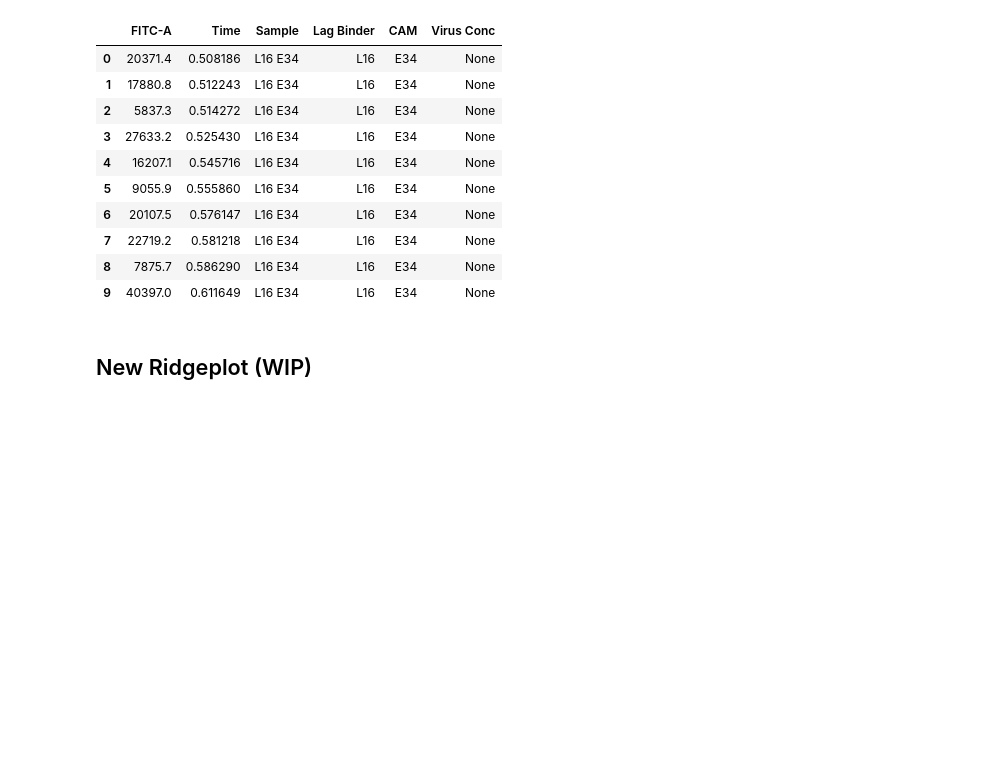
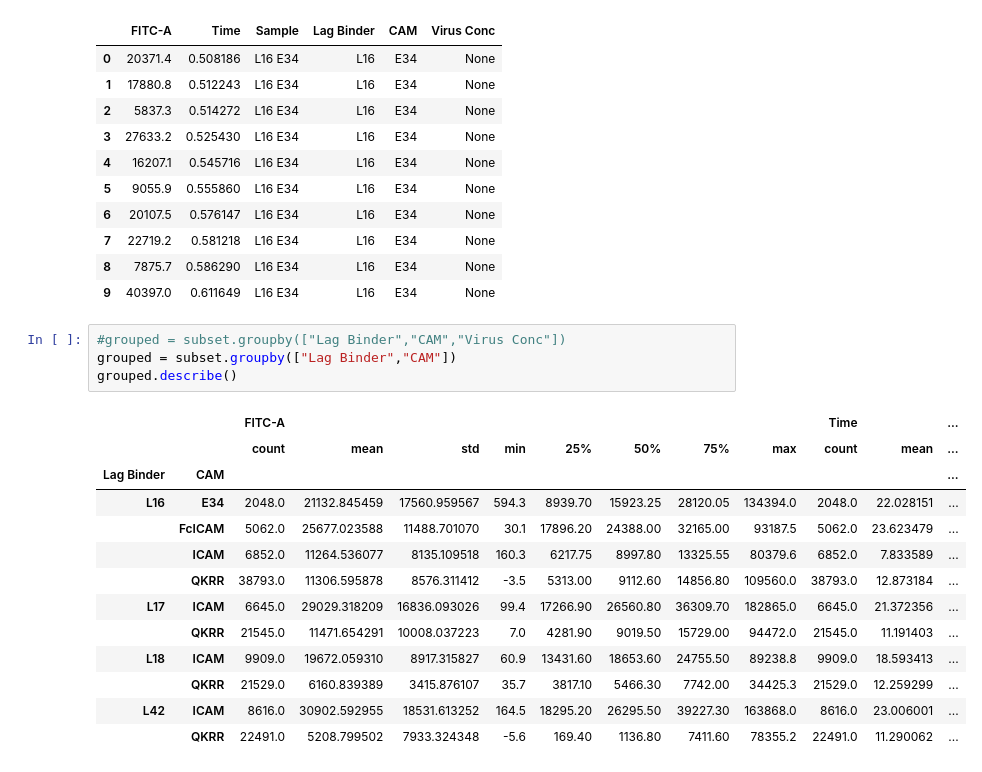
Before and after one commit to admbarre/tc_tools, a Jupyter notebook: notebooks/RidgePlot.ipynb, the cells around one changed output. Saved outputs shown, nothing was run; the diff lists cells and outputs as text; blank space fills up the shorter version.

```diff
--- a/notebooks/RidgePlot.ipynb
+++ b/notebooks/RidgePlot.ipynb
@@ -125,5 +125,21 @@ subset.head(10)
 | 7 | 22719.2 | 0.581218 | L16 E34 | L16 | E34 | None |
 | 8 | 7875.7 | 0.586290 | L16 E34 | L16 | E34 | None |
 | 9 | 40397.0 | 0.611649 | L16 E34 | L16 | E34 | None |
-# %% [markdown]
-## New Ridgeplot (WIP)
+# %%
+#grouped = subset.groupby(["Lag Binder","CAM","Virus Conc"])
+grouped = subset.groupby(["Lag Binder","CAM"])
+grouped.describe()
+# %% [output]
+|  |  | FITC-A |  |  |  |  |  |  |  | Time |  | ... |
+|  |  | count | mean | std | min | 25% | 50% | 75% | max | count | mean | ... |
+| Lag Binder | CAM |  |  |  |  |  |  |  |  |  |  | ... |
+| L16 | E34 | 2048.0 | 21132.845459 | 17560.959567 | 594.3 | 8939.70 | 15923.25 | 28120.05 | 134394.0 | 2048.0 | 22.028151 | ... |
+|  | FcICAM | 5062.0 | 25677.023588 | 11488.701070 | 30.1 | 17896.20 | 24388.00 | 32165.00 | 93187.5 | 5062.0 | 23.623479 | ... |
+|  | ICAM | 6852.0 | 11264.536077 | 8135.109518 | 160.3 | 6217.75 | 8997.80 | 13325.55 | 80379.6 | 6852.0 | 7.833589 | ... |
+|  | QKRR | 38793.0 | 11306.595878 | 8576.311412 | -3.5 | 5313.00 | 9112.60 | 14856.80 | 109560.0 | 38793.0 | 12.873184 | ... |
+| L17 | ICAM | 6645.0 | 29029.318209 | 16836.093026 | 99.4 | 17266.90 | 26560.80 | 36309.70 | 182865.0 | 6645.0 | 21.372356 | ... |
+|  | QKRR | 21545.0 | 11471.654291 | 10008.037223 | 7.0 | 4281.90 | 9019.50 | 15729.00 | 94472.0 | 21545.0 | 11.191403 | ... |
+| L18 | ICAM | 9909.0 | 19672.059310 | 8917.315827 | 60.9 | 13431.60 | 18653.60 | 24755.50 | 89238.8 | 9909.0 | 18.593413 | ... |
+|  | QKRR | 21529.0 | 6160.839389 | 3415.876107 | 35.7 | 3817.10 | 5466.30 | 7742.00 | 34425.3 | 21529.0 | 12.259299 | ... |
+| L42 | ICAM | 8616.0 | 30902.592955 | 18531.613252 | 164.5 | 18295.20 | 26295.50 | 39227.30 | 163868.0 | 8616.0 | 23.006001 | ... |
+|  | QKRR | 22491.0 | 5208.799502 | 7933.324348 | -5.6 | 169.40 | 1136.80 | 7411.60 | 78355.2 | 22491.0 | 11.290062 | ... |
```
Also changed, not shown: parts of 13 cells of this notebook.
